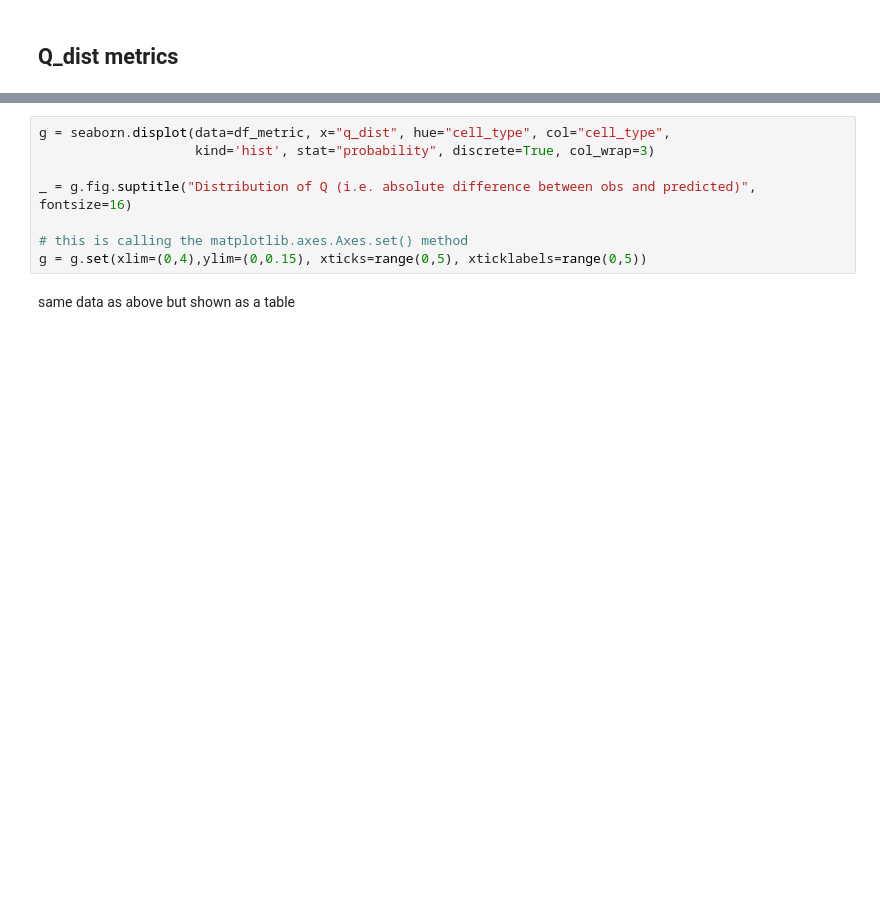
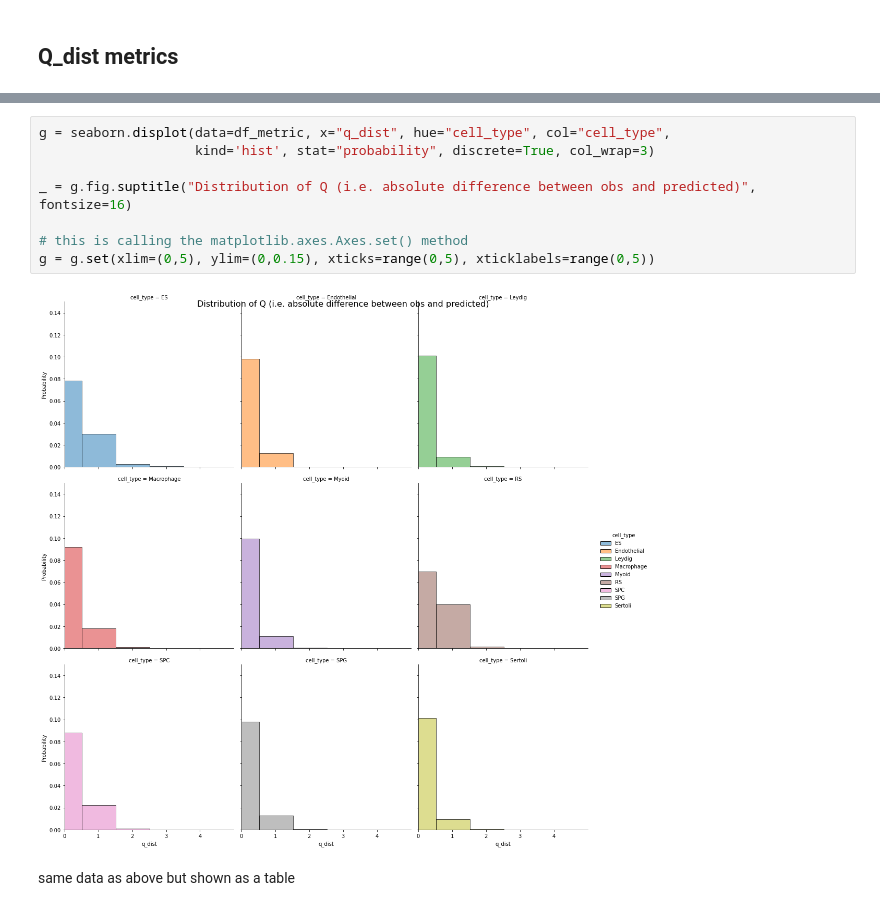
Before and after one commit to broadinstitute/tissue_purifier, a Jupyter notebook: notebooks/notebook3.ipynb, the cells around one changed output, grey strips where cells are left out. Drawn from its saved outputs; the diff is of its cells as text; blank space fills up the shorter version.

```diff
--- a/notebooks/notebook3.ipynb
+++ b/notebooks/notebook3.ipynb
@@ -381,11 +434,13 @@ df_metric.head()
 # %%
 g = seaborn.displot(data=df_metric, x="q_dist", hue="cell_type", col="cell_type",
                     kind='hist', stat="probability", discrete=True, col_wrap=3)
 
 _ = g.fig.suptitle("Distribution of Q (i.e. absolute difference between obs and predicted)", fontsize=16)
 
 # this is calling the matplotlib.axes.Axes.set() method
-g = g.set(xlim=(0,4),ylim=(0,0.15), xticks=range(0,5), xticklabels=range(0,5))
+g = g.set(xlim=(0,5), ylim=(0,0.15), xticks=range(0,5), xticklabels=range(0,5))
+# %% [output]
+[figure, added]
 # %% [markdown]
 same data as above but shown as a table
 # %%
```
Also changed, not shown: parts of 15 cells of this notebook.
